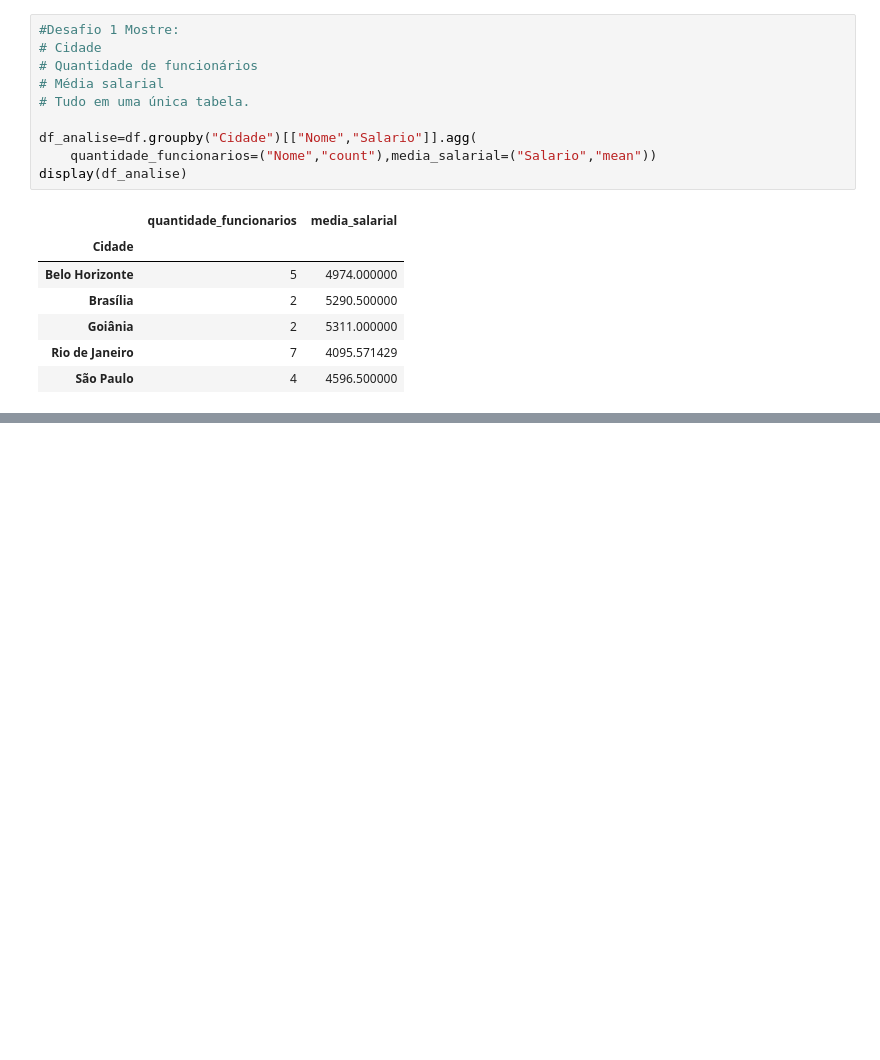
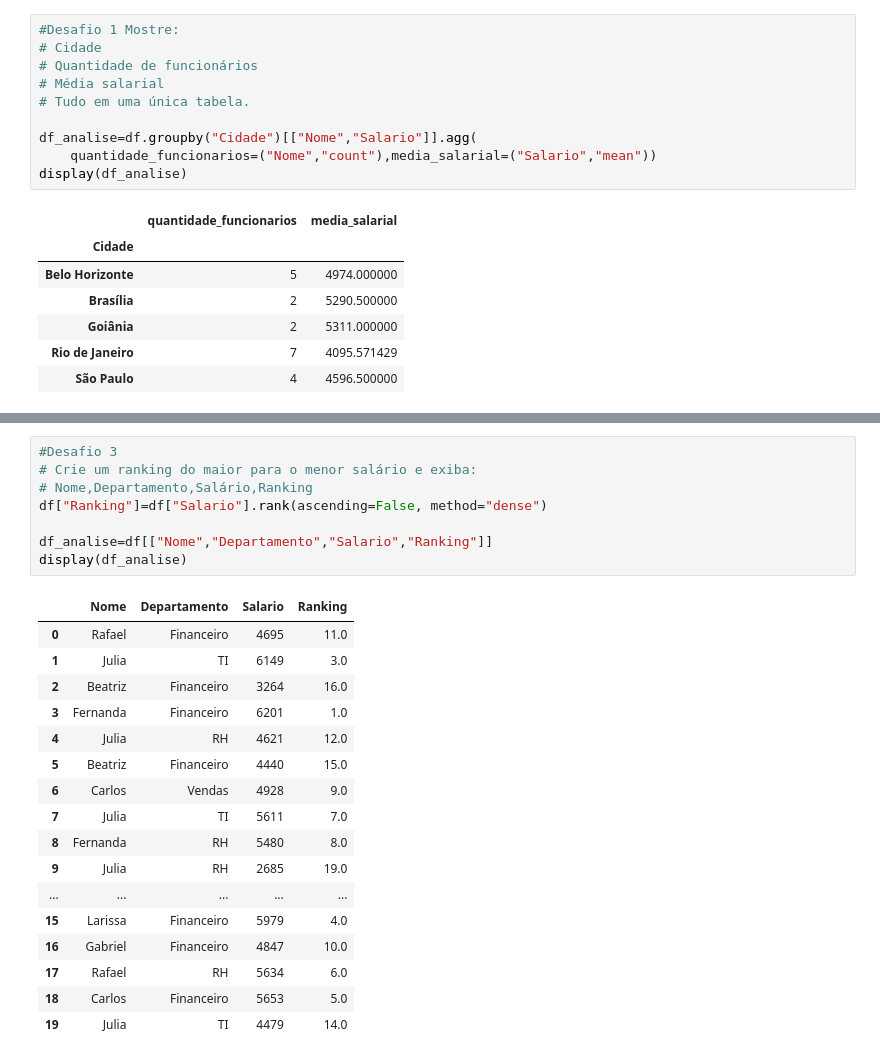
Before and after one commit to xX-Amel-Xx/pandas-data-analysis, a Jupyter notebook: exercicio_2.ipynb, the cells around one changed output, grey strips where cells are left out. Drawn from its saved outputs; the diff is of its cells as text; blank space fills up the shorter version.

```diff
--- a/exercicio_2.ipynb
+++ b/exercicio_2.ipynb
@@ -227,0 +228,26 @@ display(df_analise)
+# %%
+#Desafio 3
+# Crie um ranking do maior para o menor salário e exiba:
+# Nome,Departamento,Salário,Ranking
+df["Ranking"]=df["Salario"].rank(ascending=False, method="dense")
+
+df_analise=df[["Nome","Departamento","Salario","Ranking"]]
+display(df_analise)
+# %% [output]
+|  | Nome | Departamento | Salario | Ranking |
+| 0 | Rafael | Financeiro | 4695 | 11.0 |
+| 1 | Julia | TI | 6149 | 3.0 |
+| 2 | Beatriz | Financeiro | 3264 | 16.0 |
+| 3 | Fernanda | Financeiro | 6201 | 1.0 |
+| 4 | Julia | RH | 4621 | 12.0 |
+| 5 | Beatriz | Financeiro | 4440 | 15.0 |
+| 6 | Carlos | Vendas | 4928 | 9.0 |
+| 7 | Julia | TI | 5611 | 7.0 |
+| 8 | Fernanda | RH | 5480 | 8.0 |
+| 9 | Julia | RH | 2685 | 19.0 |
+| ... | ... | ... | ... | ... |
+| 15 | Larissa | Financeiro | 5979 | 4.0 |
+| 16 | Gabriel | Financeiro | 4847 | 10.0 |
+| 17 | Rafael | RH | 5634 | 6.0 |
+| 18 | Carlos | Financeiro | 5653 | 5.0 |
+| 19 | Julia | TI | 4479 | 14.0 |
```
Also changed, not shown: parts of 1 cell of this notebook, 4 other files.
